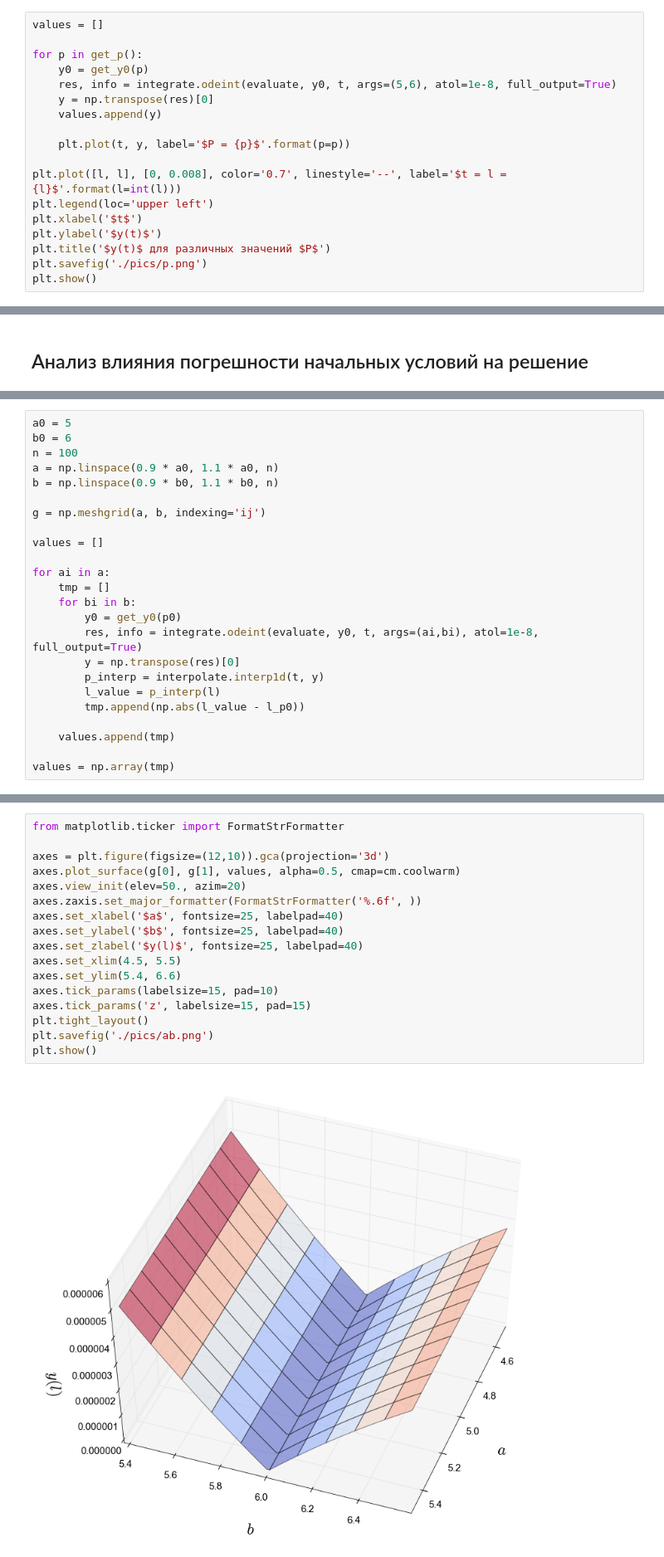
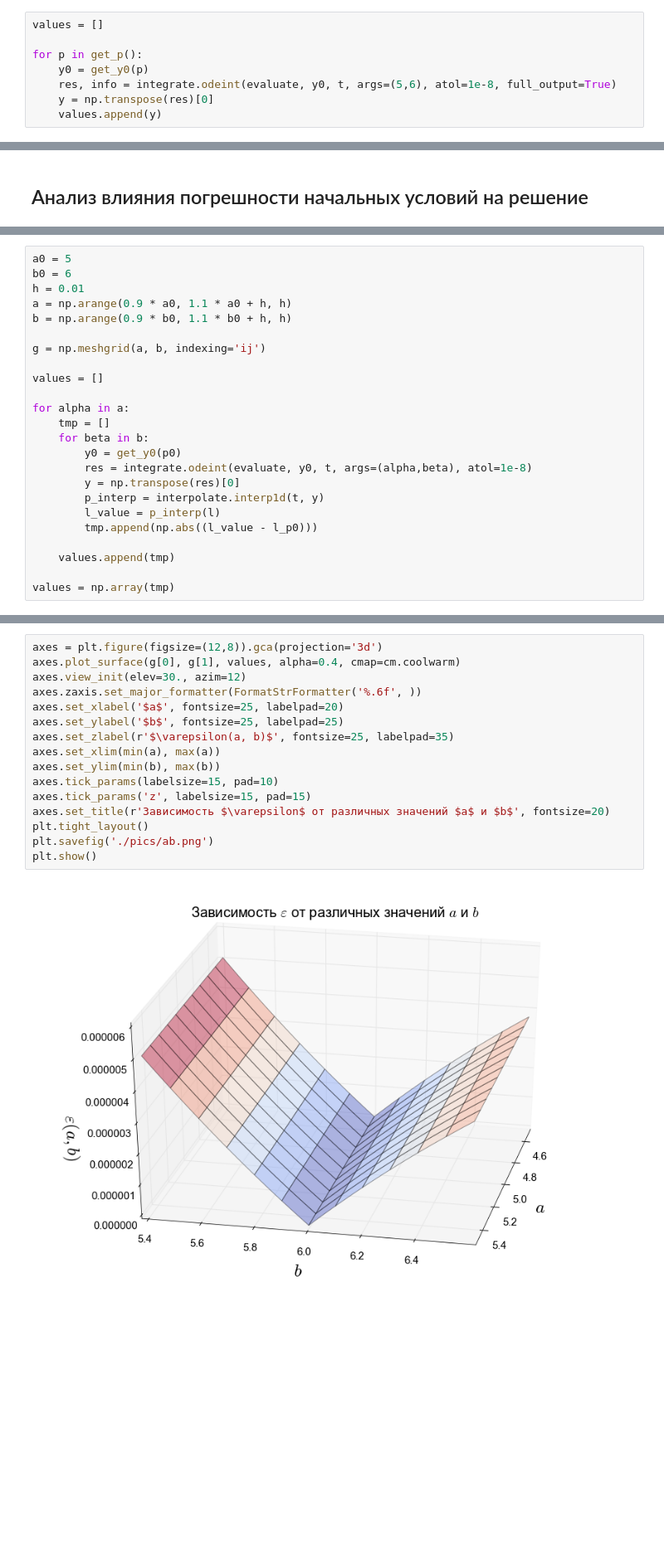
Before and after one commit to vaddya/computational-math, a Jupyter notebook: coursework/coursework.ipynb, the cells around one changed output, grey strips where cells are left out. Shown: that part at 83% size. Drawn from its saved outputs; the diff is of its cells as text; blank space fills up the shorter version.

```diff
--- a/coursework/coursework.ipynb
+++ b/coursework/coursework.ipynb
@@ -169,13 +169,3 @@ for p in get_p():
     res, info = integrate.odeint(evaluate, y0, t, args=(5,6), atol=1e-8, full_output=True)
     y = np.transpose(res)[0]
     values.append(y)
-
-    plt.plot(t, y, label='$P = {p}$'.format(p=p))
-
-plt.plot([l, l], [0, 0.008], color='0.7', linestyle='--', label='$t = l = {l}$'.format(l=int(l)))
-plt.legend(loc='upper left')
-plt.xlabel('$t$')
-plt.ylabel('$y(t)$')
-plt.title('$y(t)$ для различных значений $P$')
-plt.savefig('./pics/p.png')
-plt.show()
@@ -240,23 +249,23 @@ $b = 6 \pm 0.6$
 # %%
 a0 = 5
 b0 = 6
-n = 100
-a = np.linspace(0.9 * a0, 1.1 * a0, n)
-b = np.linspace(0.9 * b0, 1.1 * b0, n)
+h = 0.01
+a = np.arange(0.9 * a0, 1.1 * a0 + h, h)
+b = np.arange(0.9 * b0, 1.1 * b0 + h, h)
 
 g = np.meshgrid(a, b, indexing='ij')
 
 values = []
 
-for ai in a:
+for alpha in a:
     tmp = []
-    for bi in b:
+    for beta in b:
         y0 = get_y0(p0)
-        res, info = integrate.odeint(evaluate, y0, t, args=(ai,bi), atol=1e-8, full_output=True)
+        res = integrate.odeint(evaluate, y0, t, args=(alpha,beta), atol=1e-8)
         y = np.transpose(res)[0]
         p_interp = interpolate.interp1d(t, y)
         l_value = p_interp(l)
-        tmp.append(np.abs(l_value - l_p0))
+        tmp.append(np.abs((l_value - l_p0)))
 
     values.append(tmp)
 
@@ -264,20 +279,19 @@ values = np.array(tmp)
 # %%
-from matplotlib.ticker import FormatStrFormatter
-
-axes = plt.figure(figsize=(12,10)).gca(projection='3d')
-axes.plot_surface(g[0], g[1], values, alpha=0.5, cmap=cm.coolwarm)
-axes.view_init(elev=50., azim=20)
+axes = plt.figure(figsize=(12,8)).gca(projection='3d')
+axes.plot_surface(g[0], g[1], values, alpha=0.4, cmap=cm.coolwarm)
+axes.view_init(elev=30., azim=12)
 axes.zaxis.set_major_formatter(FormatStrFormatter('%.6f', ))
-axes.set_xlabel('$a$', fontsize=25, labelpad=40)
-axes.set_ylabel('$b$', fontsize=25, labelpad=40)
-axes.set_zlabel('$y(l)$', fontsize=25, labelpad=40)
-axes.set_xlim(4.5, 5.5)
-axes.set_ylim(5.4, 6.6)
+axes.set_xlabel('$a$', fontsize=25, labelpad=20)
+axes.set_ylabel('$b$', fontsize=25, labelpad=25)
+axes.set_zlabel(r'$\varepsilon(a, b)$', fontsize=25, labelpad=35)
+axes.set_xlim(min(a), max(a))
+axes.set_ylim(min(b), max(b))
 axes.tick_params(labelsize=15, pad=10)
 axes.tick_params('z', labelsize=15, pad=15)
+axes.set_title(r'Зависимость $\varepsilon$ от различных значений $a$ и $b$', fontsize=20)
 plt.tight_layout()
 plt.savefig('./pics/ab.png')
 plt.show()
 # %% [output]
-[figure, old version]
+[figure, new version]
 # %% [markdown]
```
Also changed, not shown: parts of 12 cells of this notebook, 3 other files.
